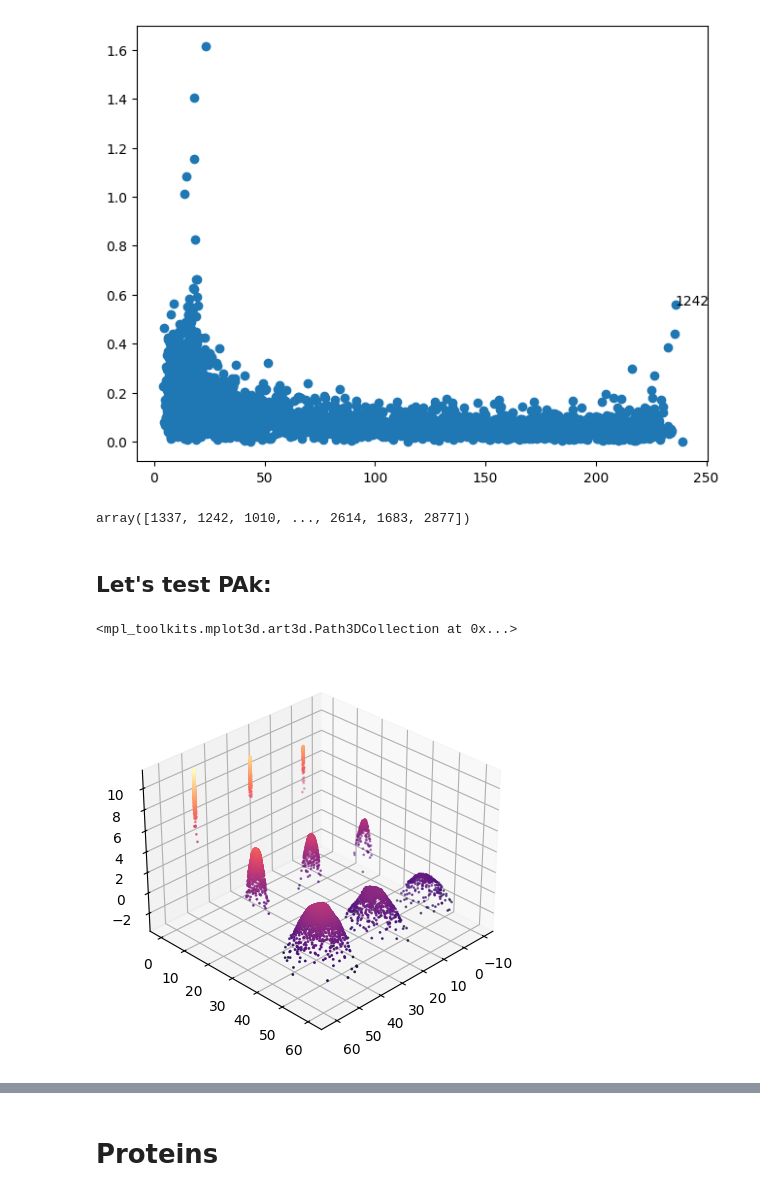
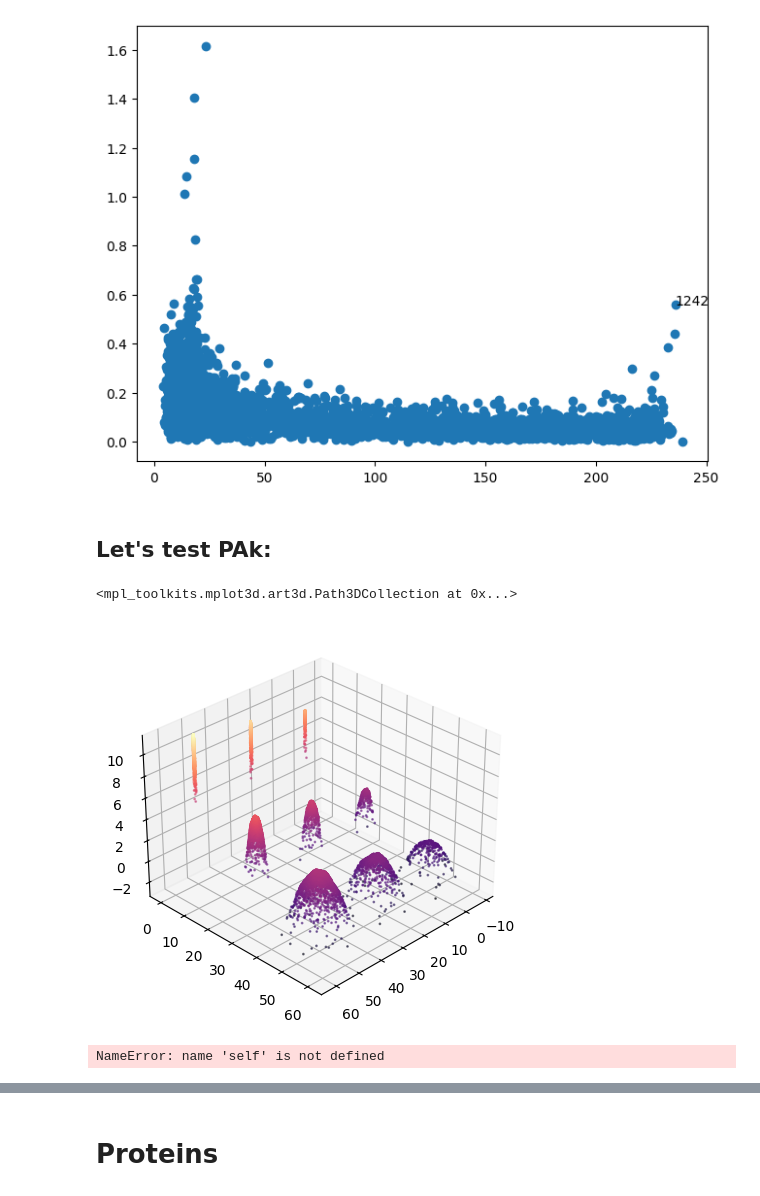
Before and after one commit to SultanOfSauce/pak, a Jupyter notebook: PAk_definitivo.ipynb, the cells around one changed output, grey strips where cells are left out. Cells and saved outputs as stored; diff of their text form; code cells hidden in the pictures.

```diff
--- a/PAk_definitivo.ipynb
+++ b/PAk_definitivo.ipynb
@@ -104,6 +104,7 @@ class PAk():
       else:
         greaterDens = sortedIndices[densIndex+1: self.nPoints]
         minDists[ptIndex] = np.min(self.distances[ptIndex, greaterDens])
+    self.minDists = minDists
     return minDists
 
   def computeDensityPeaks(self, minDists, clusterIndices, tries = 10):
@@ -121,6 +122,28 @@ class PAk():
         if self.clusterArr[i] == 0:
           self.__clusterAssignment(i, order)
 
+  def plotDecGraph(dencutoff, distcutoff, log=False):
+    if log:
+      appFunc = lambda x : np.log(x)
+    else:
+      appFunc = lambda x: x
+
+    plt.scatter(appFunc(self.densities), appFunc(self.minDists))
+
+    bottom, up = plt.ylim()
+    left, right = plt.xlim()
+
+    plt.plot([dencutoff, right], [distcutoff, distcutoff], color="k", linestyle="-", linewidth=2)
+    plt.plot([dencutoff, dencutoff], [distcutoff, up], color="k", linestyle="-", linewidth=2)
+
+    goodpts = []
+
+    for i in range(self.nPoints):
+      if appFunc(self.minDists[i]) > distcutoff and appFunc(self.densities[i]) > dencutoff:
+        goodpts = goodpts + [i]
+        plt.annotate(i, (np.log(self.densities[i]), np.log(self.dists[i])))
+
+
   def __clusterAssignment(self, ptIndex, order):
     for i in order[ptIndex, :]:
       #print(order[ptIndex, :])
@@ -179,23 +199,32 @@ for n in range(pak.nPoints):
     ax.annotate(f"{n}", (densities[n], dists[n]))
 # %% [output]
 [figure]
-# %%
-densities.argsort()[::-1]
-# %% [output]
-array([1337, 1242, 1010, ..., 2614, 1683, 2877])
 # %% [markdown]
 ## Let's test PAk:
+# %%
+def twodgauss(data, center, sigma):
+    x = data[:,0]
+    y = data[:,1]
+    x0 = center[0]
+    y0 = center[1]
+    A = 1 / (2 * pi * sigma * sigma)
+    gausspower = (np.power(x - x0, 2)/(2 * np.power(sigma, 2))) + (np.power(y - y0, 2)/(2 * np.power(sigma, 2)))
+    return A * np.power(e, -1 * gausspower)
 # %%
 # We generate data from 9 normal distributions:
 nGauss = [300, 1000, 3000]
 nSigma = [0.1, 1, 3]
-rng = np.random.default_rng(seed=0)
+rng = np.random.default_rng(seed=1)
 testData = np.array([], dtype=np.int64).reshape(0,2)
+trueData = np.array([], dtype=np.int64)
 
 for ptsIndex, pts in enumerate(nGauss):
   for sigmaIndex, sigma in enumerate(nSigma):
     mu = (ptsIndex * 25, sigmaIndex * 25)
-    testData = np.concatenate((testData, rng.normal(mu, sigma,(pts, 2))), axis = 0)
+    tempData = rng.normal(mu, sigma,(pts, 2))
+
+    testData = np.concatenate((testData, tempData), axis = 0)
+    trueData = np.concatenate((trueData, twodgauss(tempData, mu, sigma)), axis = 0)
 # %%
 #And apply PAk:
 pak2 = PAk(testData)
@@ -204,8 +234,13 @@ freeEnergy2 = -1 * np.log(densities2)
 # %%
 fig = plt.figure(figsize=(5, 5))
 ax = fig.add_subplot(projection = "3d")
 ax.view_init(30,45,0)
-ax.scatter(testData[:,0], testData[:,1], np.log(densities2), s = 1, c = np.log(densities2), cmap = 'magma')
+ax.scatter(testData[:,0], testData[:,1], np.log(densities2), s = 1, c = np.log(densities2), cmap = 'magma', alpha = .5)
+#ax.scatter(testData[:,0], testData[:,1], np.log(trueData), s = 1, alpha = .5)
 # %% [output]
 <mpl_toolkits.mplot3d.art3d.Path3DCollection at 0x...>
-[figure, old version]
+[figure, new version]
+# %%
+pak2.plotDecGraph(1,1)
+# %% [output]
+NameError: name 'self' is not defined
```
Also changed, not shown: parts of 13 cells of this notebook.
